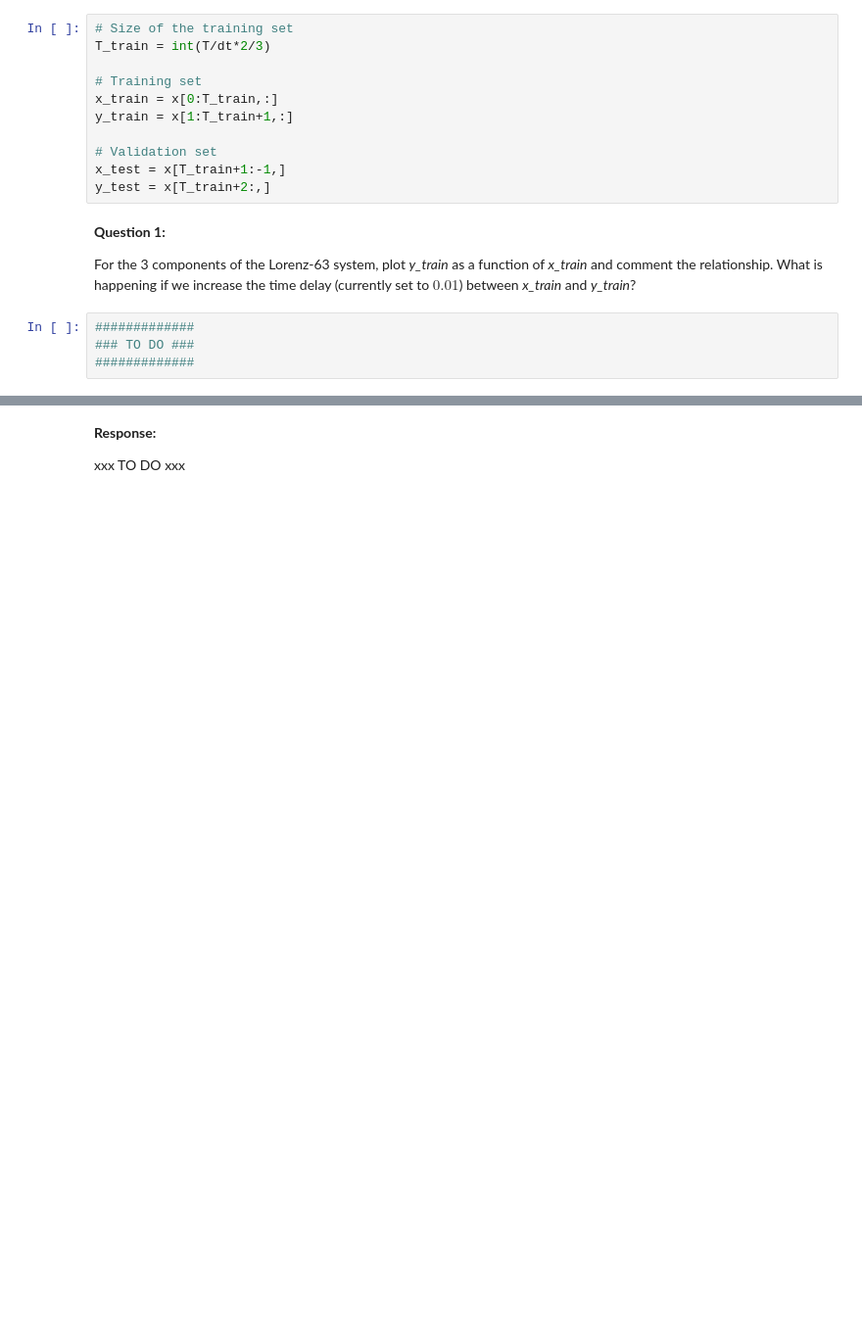
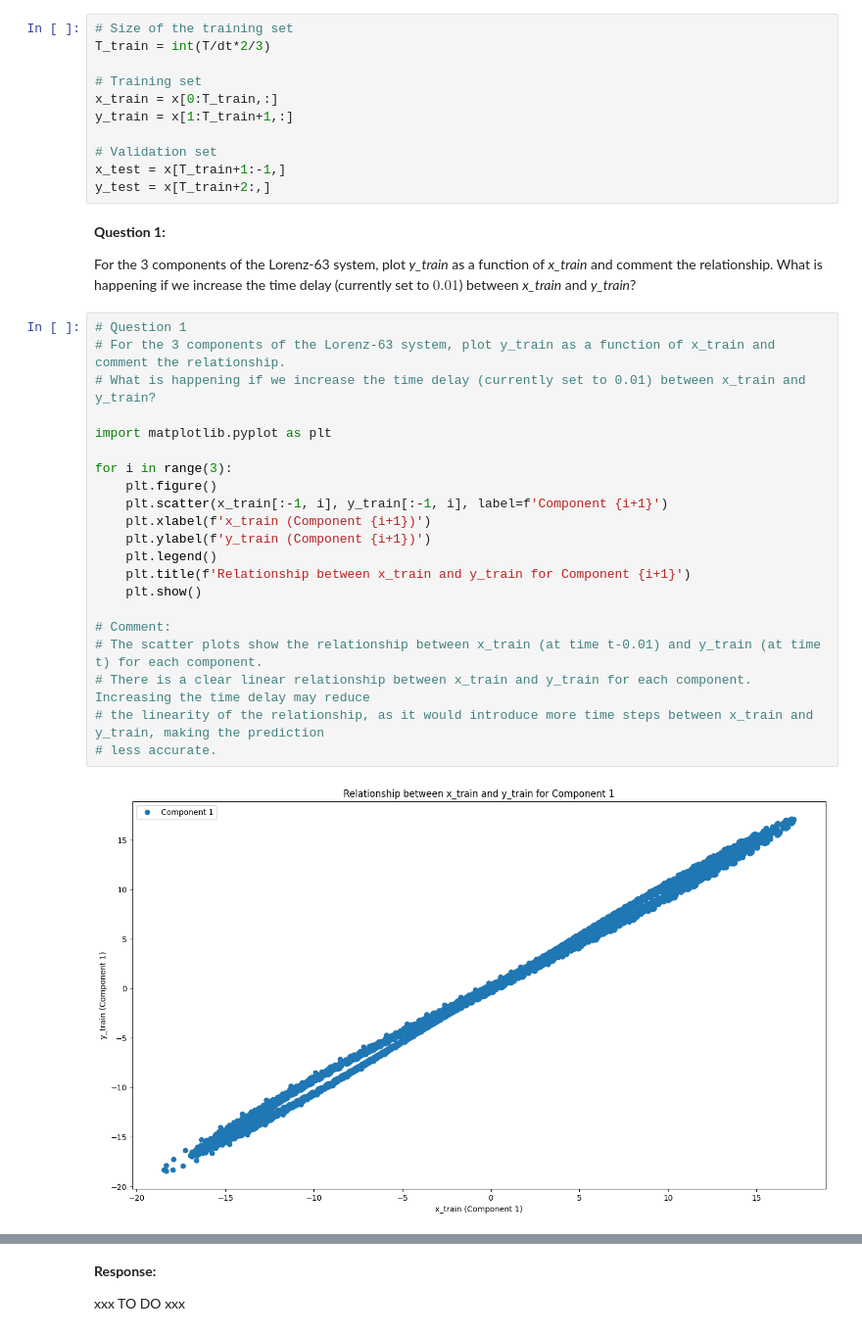
Before and after one commit to sastelvio/Data_Science_Classes, a Jupyter notebook: LabSession6_RNN_L63_SastelvioMANUEL.ipynb, the cells around one changed output, grey strips where cells are left out. Shown: that part at 98% size. Cells and saved outputs as stored; diff of their text form; blank space fills up the shorter version.

```diff
--- a/LabSession6_RNN_L63_SastelvioMANUEL.ipynb
+++ b/LabSession6_RNN_L63_SastelvioMANUEL.ipynb
@@ -119,7 +119,26 @@ y_test = x[T_train+2:,]
 **Question 1:**
 
 For the 3 components of the Lorenz-63 system, plot *y_train* as a function of *x_train* and comment the relationship. What is happening if we increase the time delay (currently set to $0.01$) between *x_train* and *y_train*?
-# %%
-#############
-### TO DO ###
-#############
+# %%
+# Question 1
+# For the 3 components of the Lorenz-63 system, plot y_train as a function of x_train and comment the relationship.
+# What is happening if we increase the time delay (currently set to 0.01) between x_train and y_train?
+
+import matplotlib.pyplot as plt
+
+for i in range(3):
+    plt.figure()
+    plt.scatter(x_train[:-1, i], y_train[:-1, i], label=f'Component {i+1}')
+    plt.xlabel(f'x_train (Component {i+1})')
+    plt.ylabel(f'y_train (Component {i+1})')
+    plt.legend()
+    plt.title(f'Relationship between x_train and y_train for Component {i+1}')
+    plt.show()
+
+# Comment:
+# The scatter plots show the relationship between x_train (at time t-0.01) and y_train (at time t) for each component.
+# There is a clear linear relationship between x_train and y_train for each component. Increasing the time delay may reduce
+# the linearity of the relationship, as it would introduce more time steps between x_train and y_train, making the prediction
+# less accurate.
+# %% [output]
+[figure, added]
```
Also changed, not shown: parts of 12 cells of this notebook.
